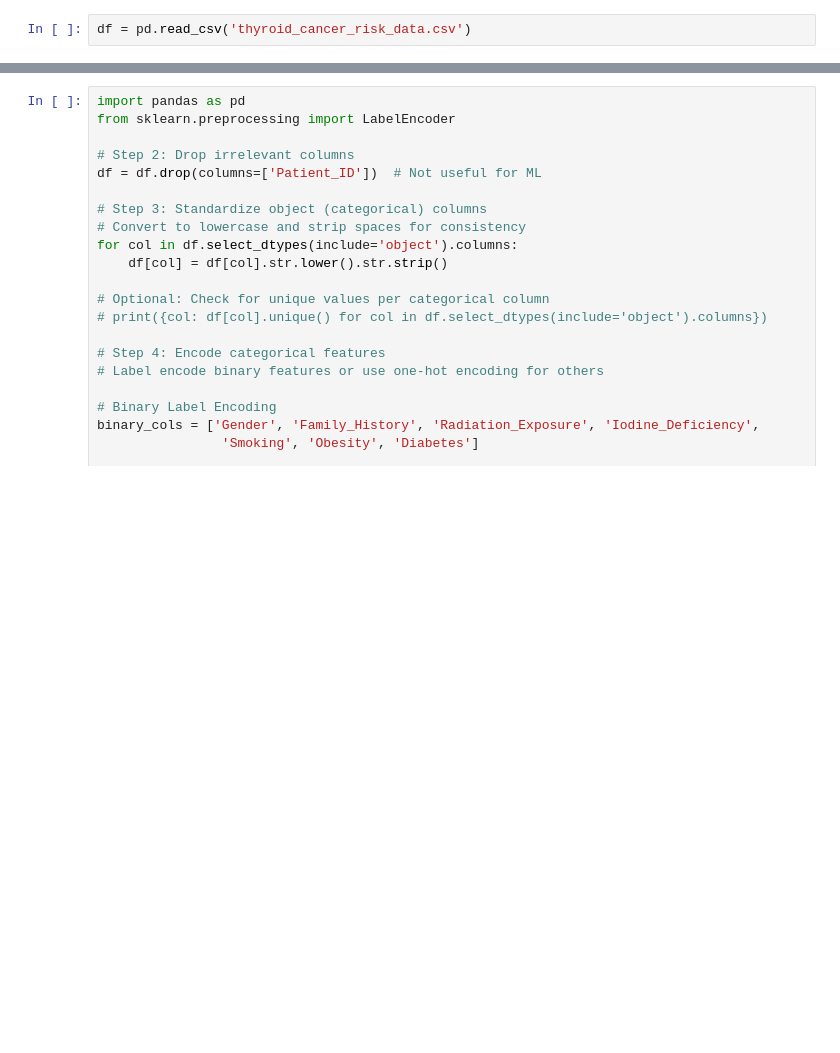
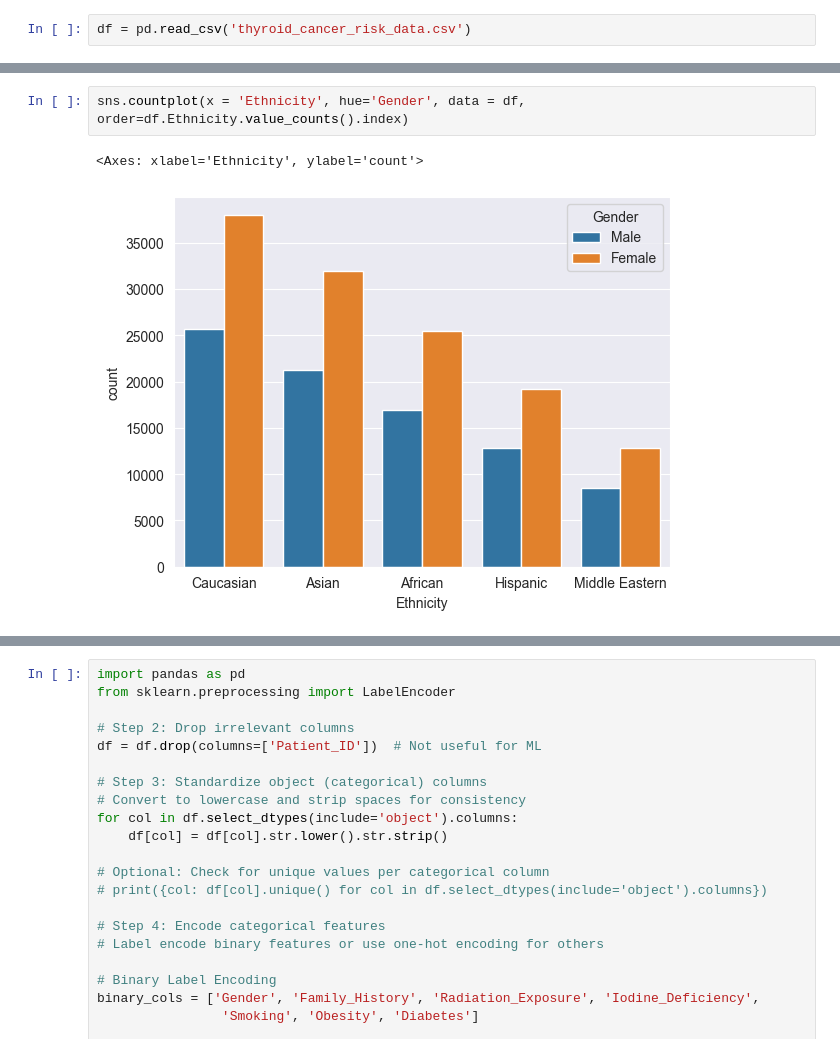
Before and after one commit to Jdhwang98/thyroid-cancer-prediction, a Jupyter notebook: thyroid_cancer_risk.ipynb, the cells around one changed output, grey strips where cells are left out. Saved outputs shown, nothing was run; the diff lists cells and outputs as text; blank space fills up the shorter version.

```diff
--- a/thyroid_cancer_risk.ipynb
+++ b/thyroid_cancer_risk.ipynb
@@ -16,0 +56,5 @@ df = pd.read_csv('thyroid_cancer_risk_data.csv')
+# %%
+sns.countplot(x = 'Ethnicity', hue='Gender', data = df, order=df.Ethnicity.value_counts().index)
+# %% [output]
+<Axes: xlabel='Ethnicity', ylabel='count'>
+[figure, added]
```
Also changed, not shown: parts of 14 cells of this notebook.
